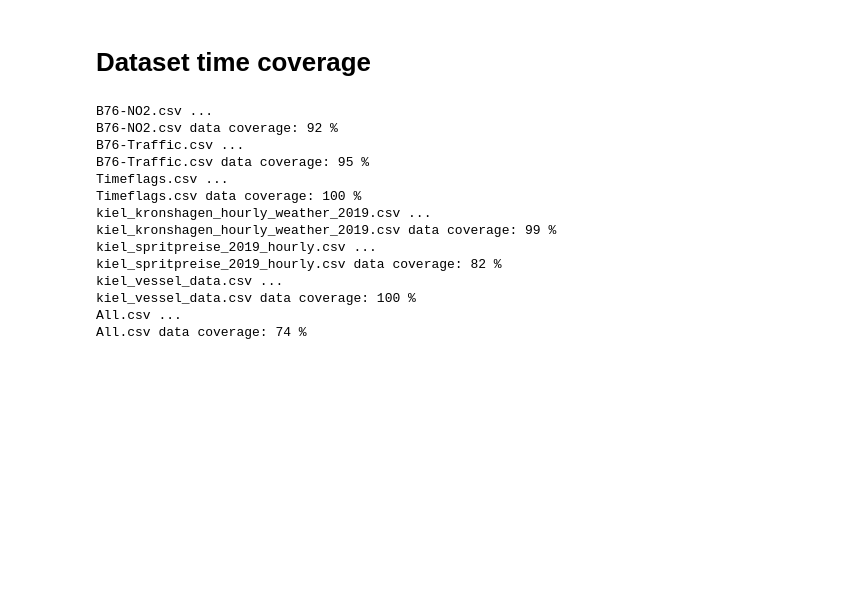
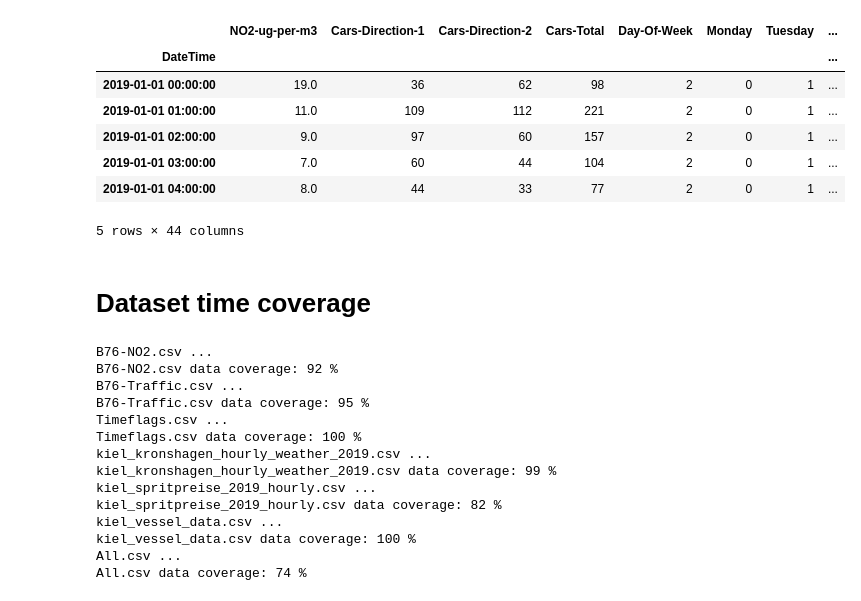
Before and after one commit to apexys/kiel_air_quality_tensorflow, a Jupyter notebook: datasets/All.ipynb, the cells around one changed output. Saved outputs shown, nothing was run; the diff lists cells and outputs as text; code cells hidden in the pictures; blank space fills up the shorter version.

Commit message:
Dataset fixes

```diff
--- a/datasets/All.ipynb
+++ b/datasets/All.ipynb
@@ -22,6 +22,15 @@ dataset_names = [
     'kiel_vessel_data.csv'
 ]
 
+dataset_hour_offsets = [ #Some datasets have hours 0-23, some have 1-24
+    0,
+    1,
+    0,
+    0,
+    0,
+    0
+]
+
 # check if all the files exists
 for dataset_name in dataset_names:
     if not os.path.exists(dataset_name):
@@ -32,18 +41,58 @@ new_df = pd.DataFrame()
 for i in range(len(dataset_names)):
     dataset_name = dataset_names[i]
     if i > 0:
+        #find offset
+        hour_offset = dataset_hour_offsets[i]
         # read dataset
         additional_df = pd.read_csv(dataset_name)
-        additional_df['Hour'] = additional_df['Hour'].astype(int)
+        additional_df['Hour'] = additional_df['Hour'].astype(int) - hour_offset
         # merge into all
         new_df = merge_df_into(new_df, additional_df)
-        print(dataset_name, 'merged...')
+        print(dataset_name, 'merged... (', len(new_df), 'rows)')
     else:
         new_df = pd.read_csv(dataset_name)
 
+#fix no2
+print("Fixing no2 column")
+new_df["NO2-ug-per-m3"] = new_df["NO2-ug-per-m3"].astype(float)
+
+#fix temperature
+print("Fixing temperature column")
+for idx, row in new_df.iterrows():
+    if row["air_temp_deg_c"] < -500:
+        row["air_temp_deg_c"] = 0 #sensible values for nodata
+
+
+# convert dates
+print("Converting dates")
+new_df["Hour"] = new_df["Hour"].astype("str")
+new_df["DateTime"] = pd.to_datetime(new_df["Date"] + " " + new_df["Hour"] + ":00:00")
+del new_df["Hour"]
+del new_df["Date"]
+
+# set datetime index
+new_df.index = pd.DatetimeIndex(new_df.DateTime)
+
+# add quadrature encoding for hours
+import math
+import calendar
+from calendar import monthrange
+print("Adding quadrature encoding")
+for idx, row in new_df.iterrows():
+    new_df.loc[idx, "DaySin"] = math.sin(row["DateTime"].hour / 24.0 * math.pi * 2)
+    new_df.loc[idx, "DayCos"] = math.cos(row["DateTime"].hour / 24.0 * math.pi * 2)
+    new_df.loc[idx, "WeekSin"] = math.sin(row["DateTime"].weekday() / 7.0 * math.pi * 2)
+    new_df.loc[idx, "WeekCos"] = math.cos(row["DateTime"].weekday() / 7.0 * math.pi * 2)
+    days_in_month = monthrange(row["DateTime"].year, row["DateTime"].month)[1]
+    new_df.loc[idx, "MonthSin"] = math.sin(row["DateTime"].month / days_in_month * math.pi * 2)
+    new_df.loc[idx, "MonthCos"] = math.cos(row["DateTime"].month / days_in_month * math.pi * 2)
+    days_in_year = 366 if calendar.isleap(row["DateTime"].year) else 365
+    new_df.loc[idx, "YearSin"] = math.sin(row["DateTime"].timetuple().tm_yday / days_in_year * math.pi * 2)
+    new_df.loc[idx, "YearCos"] = math.cos(row["DateTime"].timetuple().tm_yday / days_in_year * math.pi * 2)
 
 # save the merged dataset
 new_df.to_csv("All.csv", index=False)
 # print head
-print(new_df.head())
+print("Dataset has", len(new_df), " rows)")
+new_df.head()
 # %% [output]
@@ -67,3 +109,11 @@ kiel_vessel_data.csv merged...
+|  | NO2-ug-per-m3 | Cars-Direction-1 | Cars-Direction-2 | Cars-Total | Day-Of-Week | Monday | Tuesday | ... |
+| DateTime |  |  |  |  |  |  |  | ... |
+| 2019-01-01 00:00:00 | 19.0 | 36 | 62 | 98 | 2 | 0 | 1 | ... |
+| 2019-01-01 01:00:00 | 11.0 | 109 | 112 | 221 | 2 | 0 | 1 | ... |
+| 2019-01-01 02:00:00 | 9.0 | 97 | 60 | 157 | 2 | 0 | 1 | ... |
+| 2019-01-01 03:00:00 | 7.0 | 60 | 44 | 104 | 2 | 0 | 1 | ... |
+| 2019-01-01 04:00:00 | 8.0 | 44 | 33 | 77 | 2 | 0 | 1 | ... |
+5 rows × 44 columns
 # %% [markdown]
 # Dataset time coverage
 # %%
```
Also changed, not shown: parts of 1 cell of this notebook, 2 other files.
